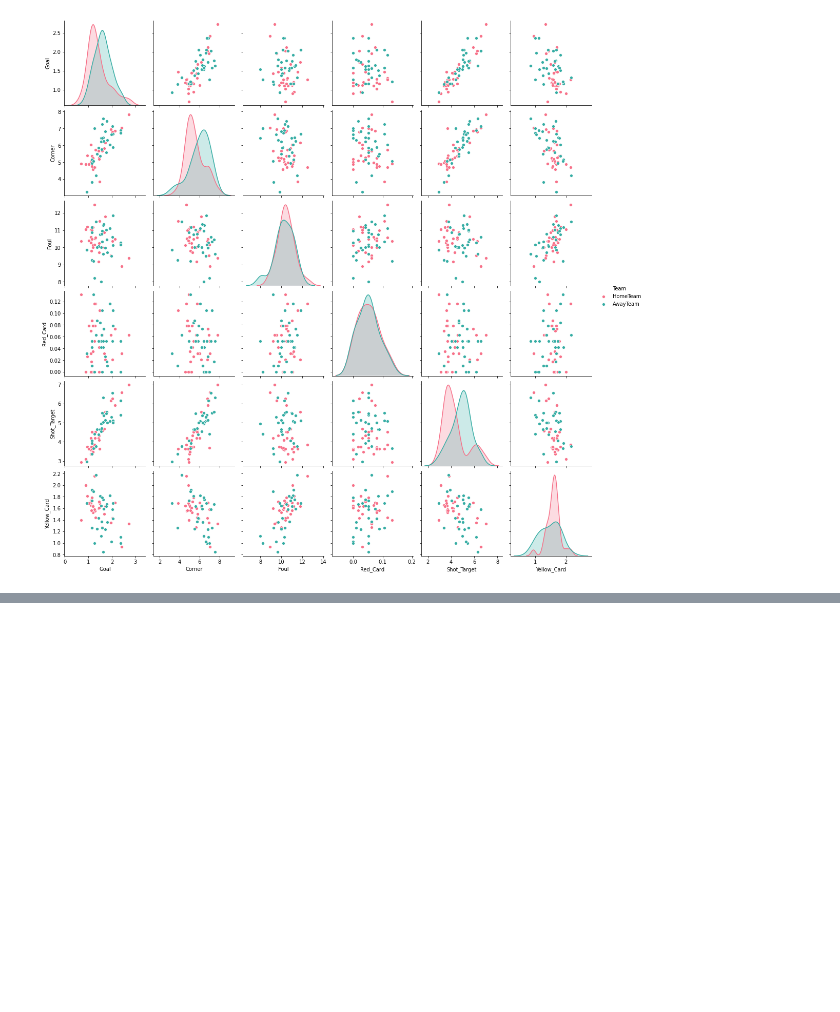
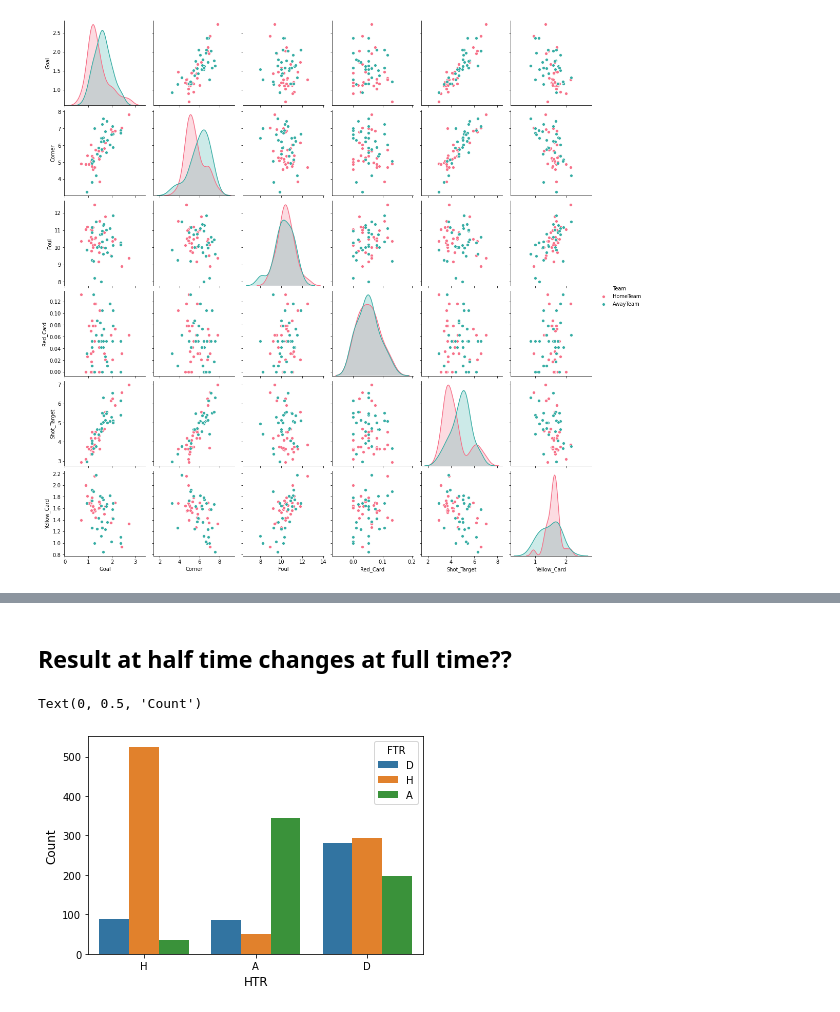
Before and after one commit to Adonis232/Ironhack_final_project_2.0, a Jupyter notebook: Last_seasons.ipynb, the cells around one changed output, grey strips where cells are left out. Drawn from its saved outputs; the diff is of its cells as text; code cells hidden in the pictures; blank space fills up the shorter version.

```diff
--- a/Last_seasons.ipynb
+++ b/Last_seasons.ipynb
@@ -311,0 +313,10 @@ plt.show()
+# %% [markdown]
+## Result at half time changes at full time??
+# %%
+sns.countplot(data=df, x='HTR', hue='FTR')
+
+plt.xlabel('HTR', size=12)
+plt.ylabel('Count', size=12)
+# %% [output]
+Text(0, 0.5, 'Count')
+[figure, added]
```
Also changed, not shown: parts of 6 cells of this notebook, 2 other files.
